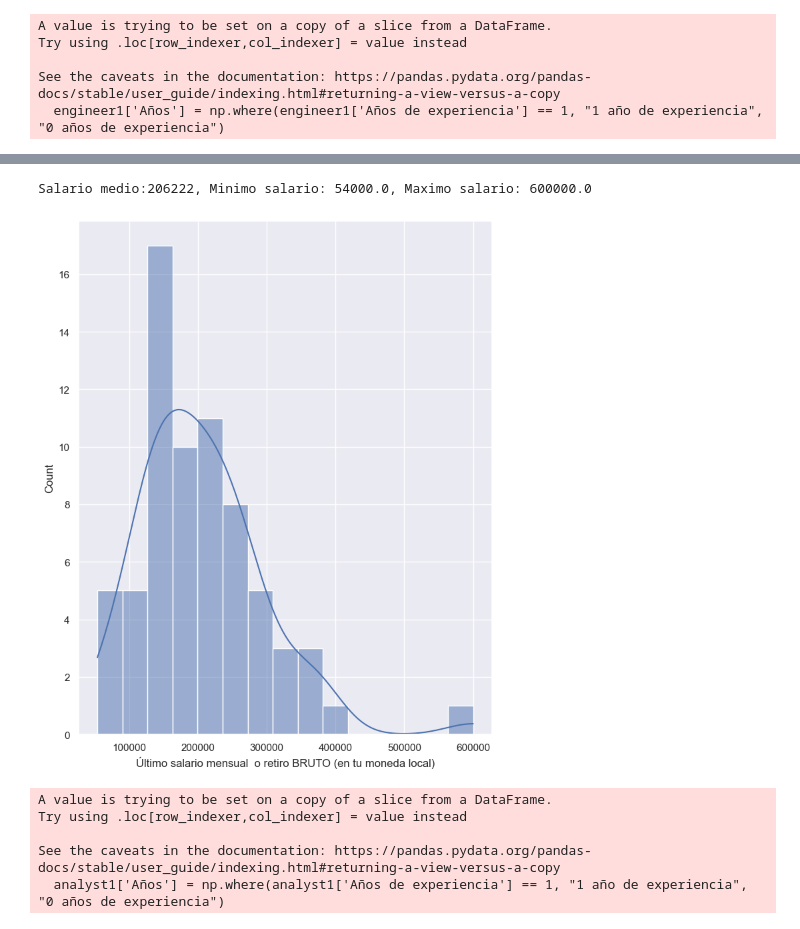
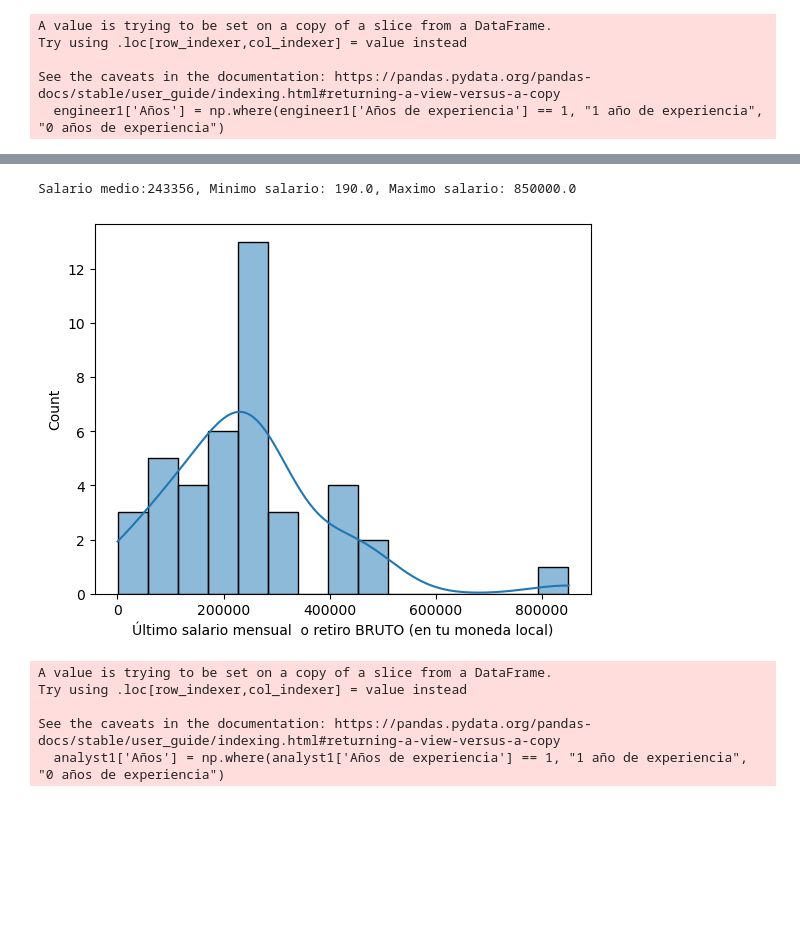
Before and after one commit to MauMN/python-projects, a Jupyter notebook: Sysarmy/Sysarmy analysis.ipynb, the cells around one changed output, grey strips where cells are left out. Cells and saved outputs as stored; diff of their text form; code cells hidden in the pictures; blank space fills up the shorter version.

```diff
--- a/Sysarmy/Sysarmy analysis.ipynb
+++ b/Sysarmy/Sysarmy analysis.ipynb
@@ -5,7 +5,7 @@ import numpy as np
 
 CUR_DIR = Path('__file__').resolve().parent
 
-dataframe = pd.read_csv(f'{CUR_DIR}/Sysarmy.csv', encoding='utf-8', delimiter=';')
+dataframe = pd.read_csv(f'{CUR_DIR}/Sysarmy.csv', encoding='latin-1', delimiter=';')
 # %%
 df_caba = dataframe[dataframe['Dónde estás trabajando']=='Ciudad Autónoma de Buenos Aires']
 df_caba.head()
@@ -311,5 +249,3 @@ analyst1.head()
 5 rows × 43 columns
 # %%
-salario = reformat_salary_column(analyst1['Último salario mensual  o retiro BRUTO (en tu moneda local)'])
-analyst1['Último salario mensual  o retiro BRUTO (en tu moneda local)'] = salario
-analyst1['Último salario mensual  o retiro BRUTO (en tu moneda local)']
+salario = analyst1['Último salario mensual  o retiro BRUTO (en tu moneda local)']
@@ -334,11 +252,11 @@ Name: Último salario mensual  o retiro BRUTO (en tu moneda local), Length: 72,
 # %%
 sns.histplot(data=analyst1, x="Último salario mensual  o retiro BRUTO (en tu moneda local)", bins=15, kde=True)
-
+plt.ticklabel_format(style='plain', axis='x',useOffset=False)
 
 print(f'Salario medio:{int(np.nanmean(salario))}, Minimo salario: {np.nanmin(salario)}, Maximo salario: {np.nanmax(salario)}')
 # %% [output]
-Salario medio:206222, Minimo salario: 54000.0, Maximo salario: 600000.0
+Salario medio:243356, Minimo salario: 190.0, Maximo salario: 850000.0
-[figure, old version]
+[figure, new version]
 # %%
 analyst1['Años'] = np.where(analyst1['Años de experiencia'] == 1, "1 año de experiencia", "0 años de experiencia")
 # %% [output]
```
Also changed, not shown: parts of 27 cells of this notebook.
